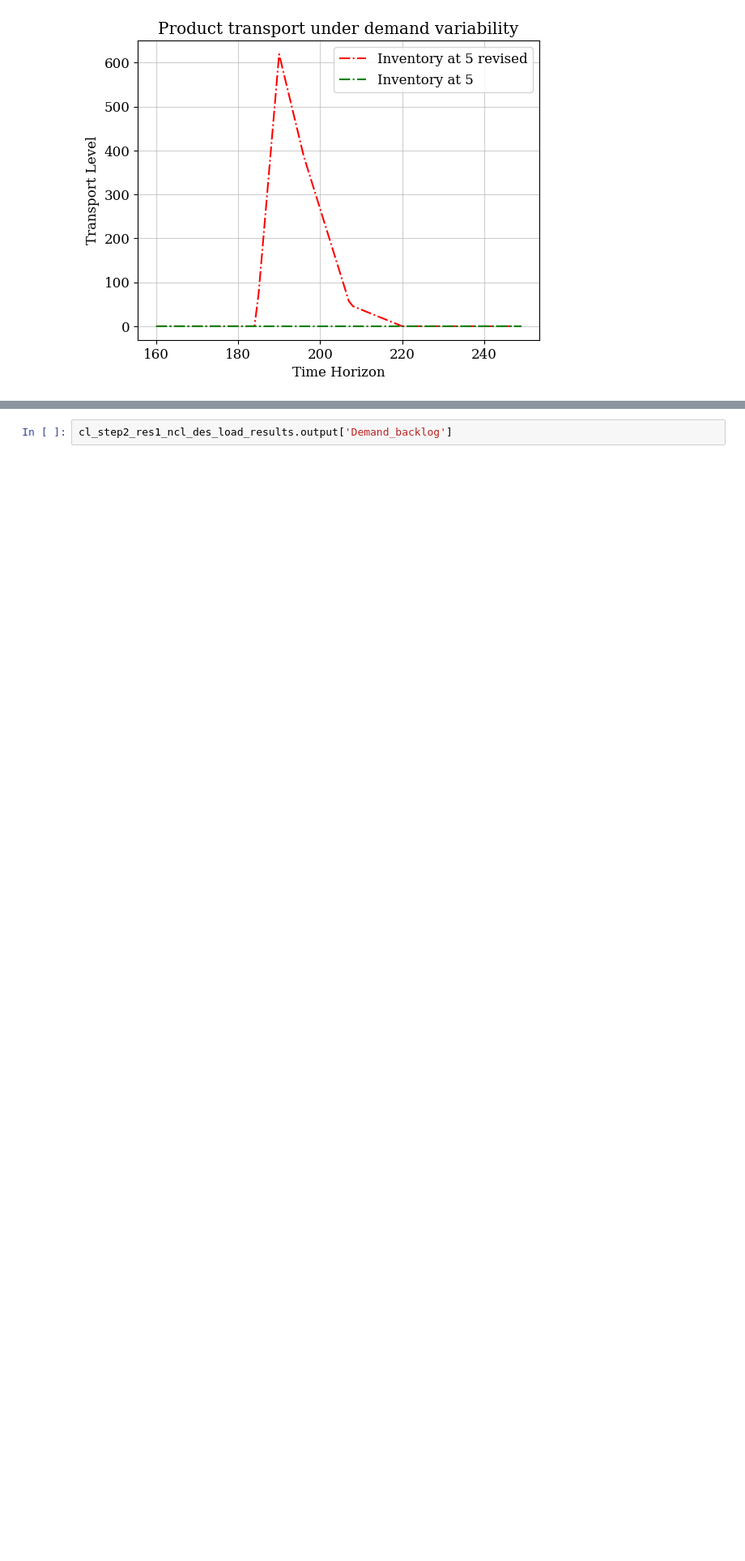
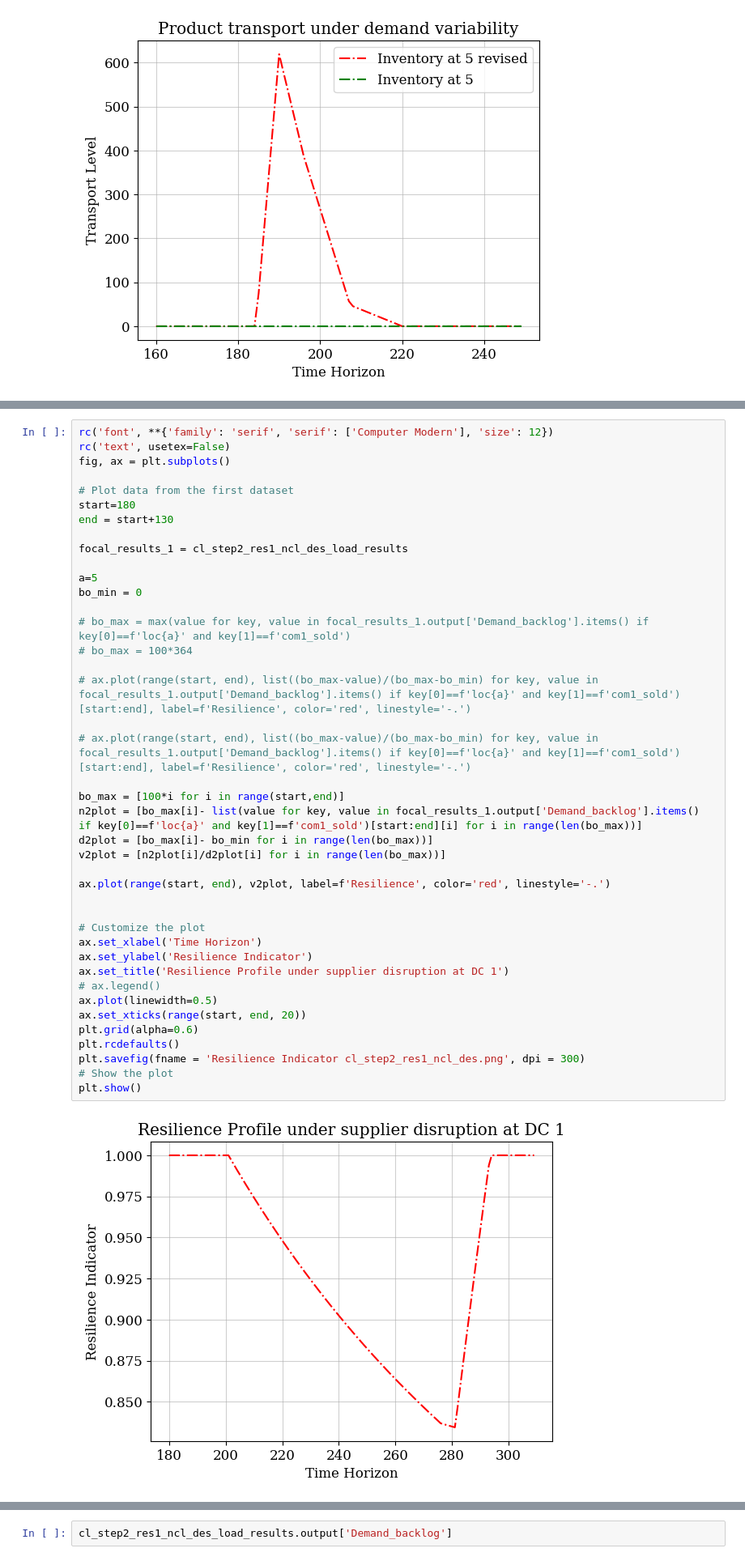
Before and after one commit to shivamvedant/energiapy, a Jupyter notebook: docs/notebooks/supply chain/IRF manuscript/readControl_HPRC.ipynb, the cells around one changed output, grey strips where cells are left out. Shown at 81% size. Cells and saved outputs as stored; diff of their text form; blank space fills up the shorter version.

```diff
--- a/docs/notebooks/supply chain/IRF manuscript/readControl_HPRC.ipynb
+++ b/docs/notebooks/supply chain/IRF manuscript/readControl_HPRC.ipynb
@@ -2039,0 +2157,43 @@ plt.show()
+# %%
+rc('font', **{'family': 'serif', 'serif': ['Computer Modern'], 'size': 12})
+rc('text', usetex=False)
+fig, ax = plt.subplots()
+
+# Plot data from the first dataset
+start=180
+end = start+130
+
+focal_results_1 = cl_step2_res1_ncl_des_load_results
+
+a=5
+bo_min = 0
+
+# bo_max = max(value for key, value in focal_results_1.output['Demand_backlog'].items() if key[0]==f'loc{a}' and key[1]==f'com1_sold')
+# bo_max = 100*364
+
+# ax.plot(range(start, end), list((bo_max-value)/(bo_max-bo_min) for key, value in focal_results_1.output['Demand_backlog'].items() if key[0]==f'loc{a}' and key[1]==f'com1_sold')[start:end], label=f'Resilience', color='red', linestyle='-.')
+
+# ax.plot(range(start, end), list((bo_max-value)/(bo_max-bo_min) for key, value in focal_results_1.output['Demand_backlog'].items() if key[0]==f'loc{a}' and key[1]==f'com1_sold')[start:end], label=f'Resilience', color='red', linestyle='-.')
+
+bo_max = [100*i for i in range(start,end)]
+n2plot = [bo_max[i]- list(value for key, value in focal_results_1.output['Demand_backlog'].items() if key[0]==f'loc{a}' and key[1]==f'com1_sold')[start:end][i] for i in range(len(bo_max))]
+d2plot = [bo_max[i]- bo_min for i in range(len(bo_max))]
+v2plot = [n2plot[i]/d2plot[i] for i in range(len(bo_max))]
+
+ax.plot(range(start, end), v2plot, label=f'Resilience', color='red', linestyle='-.')
+
+
+# Customize the plot
+ax.set_xlabel('Time Horizon')
+ax.set_ylabel('Resilience Indicator')
+ax.set_title('Resilience Profile under supplier disruption at DC 1')
+# ax.legend()
+ax.plot(linewidth=0.5)
+ax.set_xticks(range(start, end, 20))
+plt.grid(alpha=0.6)
+plt.rcdefaults()
+plt.savefig(fname = 'Resilience Indicator cl_step2_res1_ncl_des.png', dpi = 300)
+# Show the plot
+plt.show()
+# %% [output]
+[figure, added]
```
Also changed, not shown: parts of 37 cells of this notebook, 3 other files.
